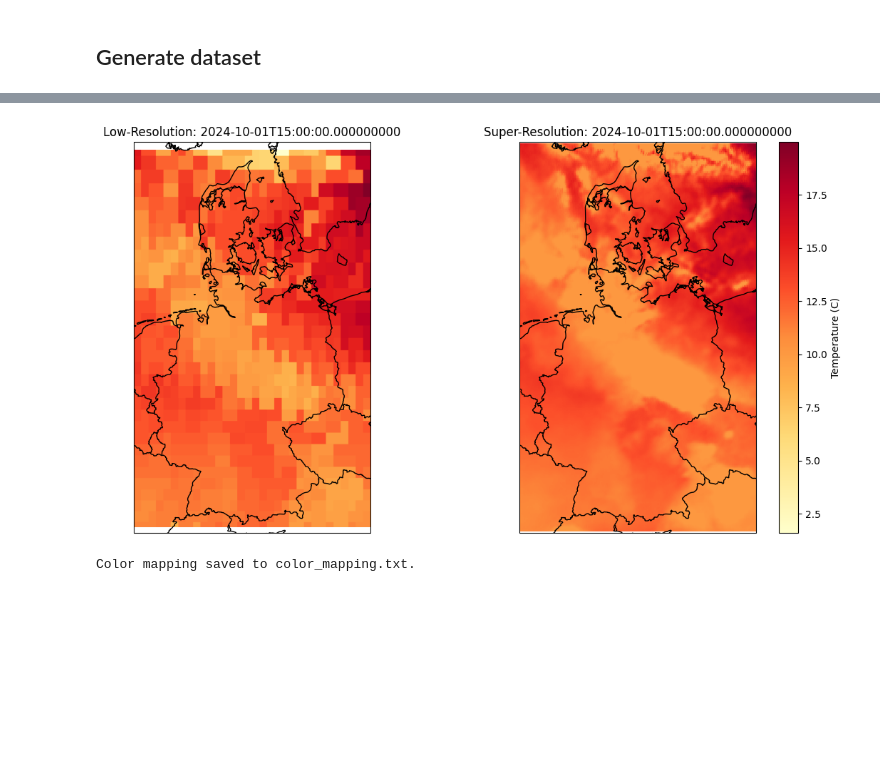
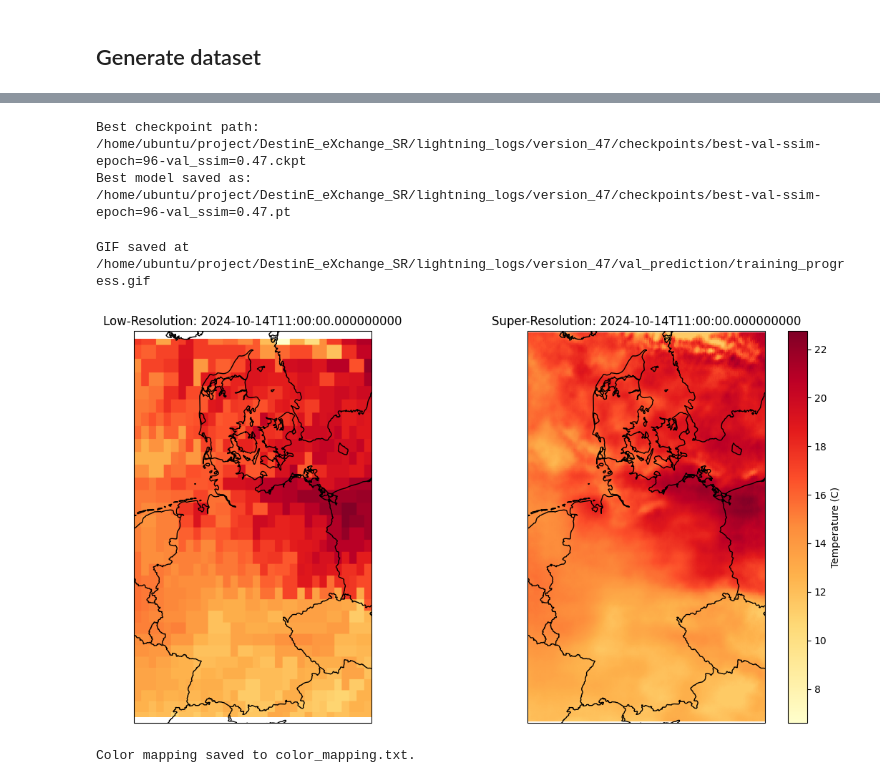
Before and after one commit to tetaud-sebastien/DestinE_eXchange_SR, a Jupyter notebook: SR_cacheB.ipynb, the cells around one changed output, grey strips where cells are left out. Drawn from its saved outputs; the diff is of its cells as text; code cells hidden in the pictures; blank space fills up the shorter version.

```diff
--- a/SR_cacheB.ipynb
+++ b/SR_cacheB.ipynb
@@ -68,8 +68,8 @@ class SuperResolutionModel(L.LightningModule):
         self.log('val_ssim', ssim_value, prog_bar=True)
 
         # Log images to TensorBoard every 10 steps
-        # if batch_idx == 0 or batch_idx == 2:
-        self.log_images(lr_img, hr_img, sr_img, self.current_epoch, batch_idx )
+        if batch_idx == 0:
+            self.log_images(lr_img, hr_img, sr_img, self.current_epoch, batch_idx )
 
         return {'val_loss': loss, 'val_psnr': psnr_value, 'val_ssim': ssim_value}
 
@@ -230,8 +230,8 @@ t2m_hr.attrs["units"] = "C"
 hr = t2m_hr.sel(**{"latitude": slice(47, 58.22), "longitude": slice(5, 16.25)})
 hr = hr.sel(time="2024-10")
 # %%
-hr = hr.load()
-lr = lr.load()
+hr = hr.sel(time=hr.time.dt.hour.isin(range(8, 20))).load()
+lr = lr.sel(time=lr.time.dt.hour.isin(range(8, 20))).load()
 # %%
 v_min = min(lr[0].values.min(), hr[0].min() )
 v_max = max(lr[0].values.max(), hr[0].max() )
@@ -429,32 +460,37 @@ def save_best_model_as_pt(checkpoint_callback, model_instance):
     print(f"Best model saved as: {pth_file_path}")
 # %%
 save_best_model_as_pt(checkpoint_val_ssim, sr_model)
+# %% [output]
+Best checkpoint path: /home/ubuntu/project/DestinE_eXchange_SR/lightning_logs/version_47/checkpoints/best-val-ssim-epoch=96-val_ssim=0.47.ckpt
+Best model saved as: /home/ubuntu/project/DestinE_eXchange_SR/lightning_logs/version_47/checkpoints/best-val-ssim-epoch=96-val_ssim=0.47.pt
 # %%
 from utils import create_gif_from_images
 create_gif_from_images(trainer=trainer)
+# %% [output]
+GIF saved at /home/ubuntu/project/DestinE_eXchange_SR/lightning_logs/version_47/val_prediction/training_progress.gif
 # %%
 from model import SRResNet
 from super_resolution_inference import SuperResolutionInference
 
-model_path = "/home/ubuntu/project/DestinE_eXchange_SR/lightning_logs/version_46/checkpoints/best-val-ssim-epoch=97-val_ssim=0.59.pt"
+model_path = "/home/ubuntu/project/DestinE_eXchange_SR/lightning_logs/version_47/checkpoints/best-val-ssim-epoch=96-val_ssim=0.47.pt"
 model = SRResNet(large_kernel_size=9, small_kernel_size=3, n_channels=64, n_blocks=16, scaling_factor=8)
 
 # Initialize the inference class
 sr = SuperResolutionInference(model_path=model_path, model_class=model)
 
 # Load and preprocess a single LR image
-lr_image = lr.sel(time="2024-10-01T15:00:00")
+lr_image = lr.sel(time="2024-10-14T11:00:00")
 preprocessed_image = sr.preprocess(lr_image, lr_mean=lr_mean, lr_std=lr_std)
 
 # Perform inference
 sr_result = sr.inference(preprocessed_image)
 
 # Post-process the SR result
 sr_result = sr.postprocessing(sr_result, hr_mean, hr_std)
 # Visualize the LR and SR images
 fig = sr.visualize(lr_image=lr_image, sr_image=sr_result, lr_time=lr_image.time.values)
 # %% [output]
-[figure, old version]
+[figure, new version]
 # %%
 latitudes = np.linspace(lr_image.latitude.min(), lr_image.latitude.max(), int(lr_image.shape[0]*scale_factor_latitude))
 longitudes = np.linspace(lr_image.longitude.min(), lr_image.longitude.max(), int(lr_image.shape[0]*scale_factor_latitude))
```
Also changed, not shown: parts of 7 cells of this notebook, 1 other file.
